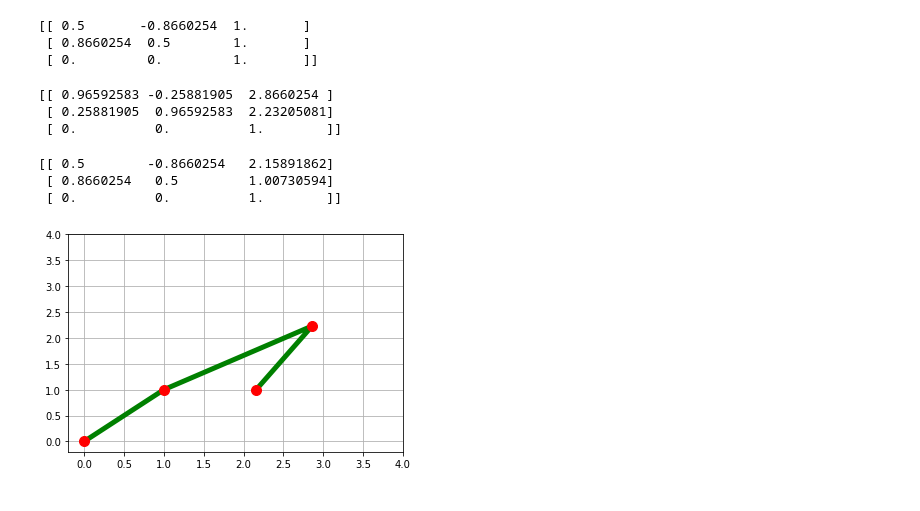
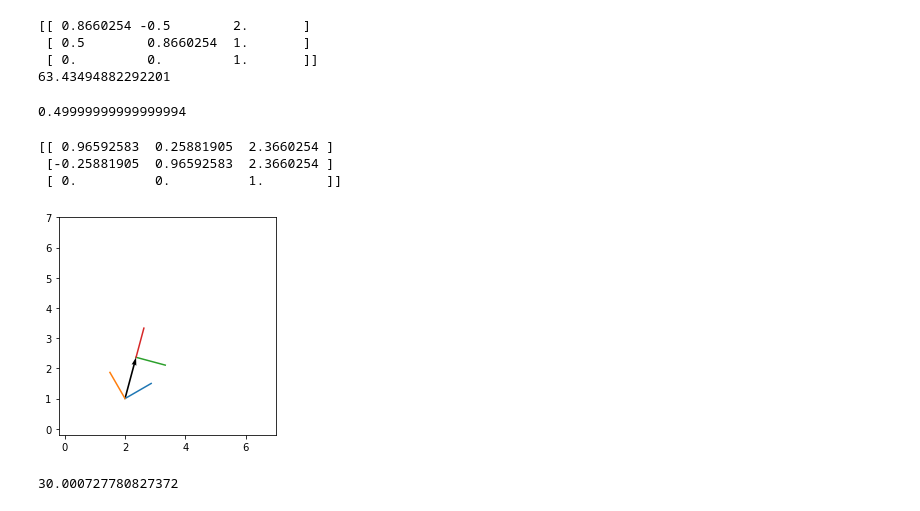
Before and after one commit to taishi107/algorithms, a Jupyter notebook: Homogeneous_Transformation_Matrix.ipynb, the cells around one changed output. Drawn from its saved outputs; the diff is of its cells as text; code cells hidden in the pictures.

```diff
--- a/Homogeneous_Transformation_Matrix.ipynb
+++ b/Homogeneous_Transformation_Matrix.ipynb
@@ -37,0 +30,29 @@ def plot(x, y):
+# %%
+def plot(T):
+    fig = plt.figure()
+    ax = fig.add_subplot(111)
+    x=[]
+    y=[]
+    for i in range(len(T)):
+
+        # リンクの描画
+        #plt.plot(x, y,"-g",lw=5,label="link")
+        # 関節のびょうｇ
+        #plt.plot(x, y,"or",lw=5, ms=10,label="joint")
+        x.append(T[i][0,2])
+        y.append(T[i][1,2])
+        left1 = np.array([T[i][0,2], T[i][0,2]+T[i][0,0]])
+        left2 = np.array([T[i][0,2], T[i][0,2]+T[i][0,1]])
+        height1 = np.array([T[i][1,2], T[i][1,2]+T[i][1,0]])
+        height2 = np.array([T[i][1,2], T[i][1,2]+T[i][1,1]])
+
+        ax = plt.gca()
+        ax.set_aspect('equal', adjustable='box')
+        plt.plot(left1,height1)
+        plt.plot(left2,height2)
+        plt.xlim(-0.2,7.0)
+        plt.ylim(-0.2,7.0)
+        plt.grid()
+    for i in range(len(T)-1):
+        plt.quiver(x[i],y[i],x[i+1]-x[i],y[i+1]-y[i],angles='xy',scale_units='xy',scale=1)
+    plt.show()
@@ -40,29 +67,27 @@ T0 = np.matrix([[1,0,0],
              [0,1,0],
              [0,0,1]])
 # %%
-T1 = forward_kinematics(T0,1,1,60)
+T1 = forward_kinematics(T0,2,1,30)
 print(T1)
+print(math.degrees(ang(T1)))
 # %% [output]
-[[ 0.5       -0.8660254  1.       ]
- [ 0.8660254  0.5        1.       ]
+[[ 0.8660254 -0.5        2.       ]
+ [ 0.5        0.8660254  1.       ]
  [ 0.         0.         1.       ]]
+63.43494882292201
+# %%
+T1[1,0]
+# %% [output]
+0.49999999999999994
 # %%
-T2 = forward_kinematics(T1,2,-1,-45)
+T2 = forward_kinematics(T1,1,1,-45)
 print(T2)
 # %% [output]
-[[ 0.96592583 -0.25881905  2.8660254 ]
- [ 0.25881905  0.96592583  2.23205081]
+[[ 0.96592583  0.25881905  2.3660254 ]
+ [-0.25881905  0.96592583  2.3660254 ]
  [ 0.          0.          1.        ]]
-# %%
-T3 = forward_kinematics(T2,-1,-1,45)
-print(T3)
-# %% [output]
-[[ 0.5        -0.8660254   2.15891862]
- [ 0.8660254   0.5         1.00730594]
- [ 0.          0.          1.        ]]
-# %%
-x = [0,1,2.86,2.158]
-y = [0,1,2.23,1]
-plot(x,y)
-# %% [output]
-[figure, removed]
+# %%
+T = [T1,T2]
+plot(T)
+# %% [output]
+[figure, added]
@@ -68,0 +97,4 @@ plot(x,y)
+# %%
+math.degrees(atan2(0.5,0.866))
+# %% [output]
+30.000727780827372
```
Also changed, not shown: parts of 6 cells of this notebook, 6 other files.
